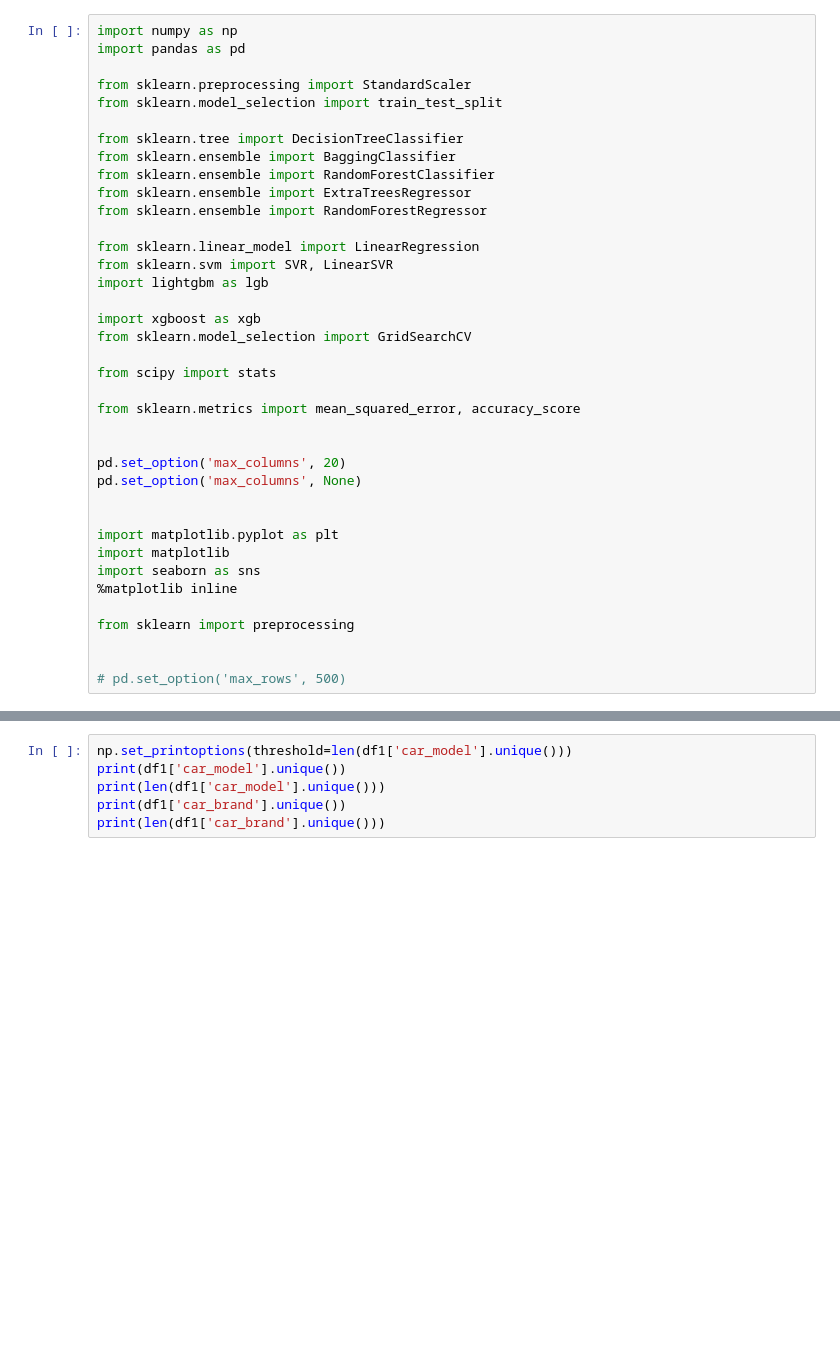
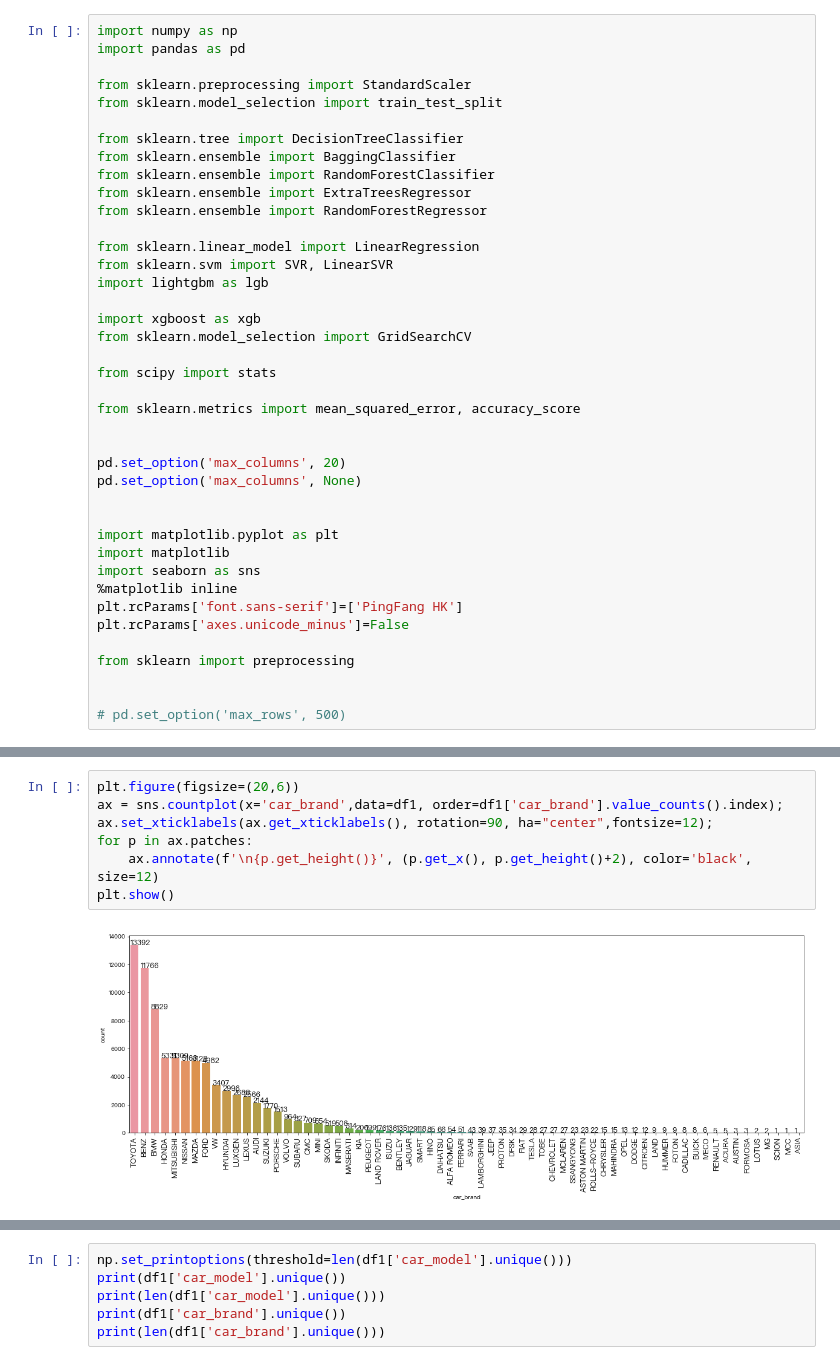
Before and after one commit to lilychen0505/BDSE19_PROJECT, a Jupyter notebook: data_analysis/Data_analysis.ipynb, the cells around one changed output, grey strips where cells are left out. Drawn from its saved outputs; the diff is of its cells as text; blank space fills up the shorter version.

```diff
--- a/data_analysis/Data_analysis.ipynb
+++ b/data_analysis/Data_analysis.ipynb
@@ -31,6 +31,8 @@ import matplotlib.pyplot as plt
 import matplotlib
 import seaborn as sns
 %matplotlib inline
+plt.rcParams['font.sans-serif']=['PingFang HK']
+plt.rcParams['axes.unicode_minus']=False
 
 from sklearn import preprocessing
 
@@ -84,0 +93,9 @@ df1.describe()
+# %%
+plt.figure(figsize=(20,6))
+ax = sns.countplot(x='car_brand',data=df1, order=df1['car_brand'].value_counts().index);
+ax.set_xticklabels(ax.get_xticklabels(), rotation=90, ha="center",fontsize=12);
+for p in ax.patches:
+    ax.annotate(f'\n{p.get_height()}', (p.get_x(), p.get_height()+2), color='black', size=12)
+plt.show()
+# %% [output]
+[figure, new version]
```
Also changed, not shown: parts of 28 cells of this notebook, 4 other files.
